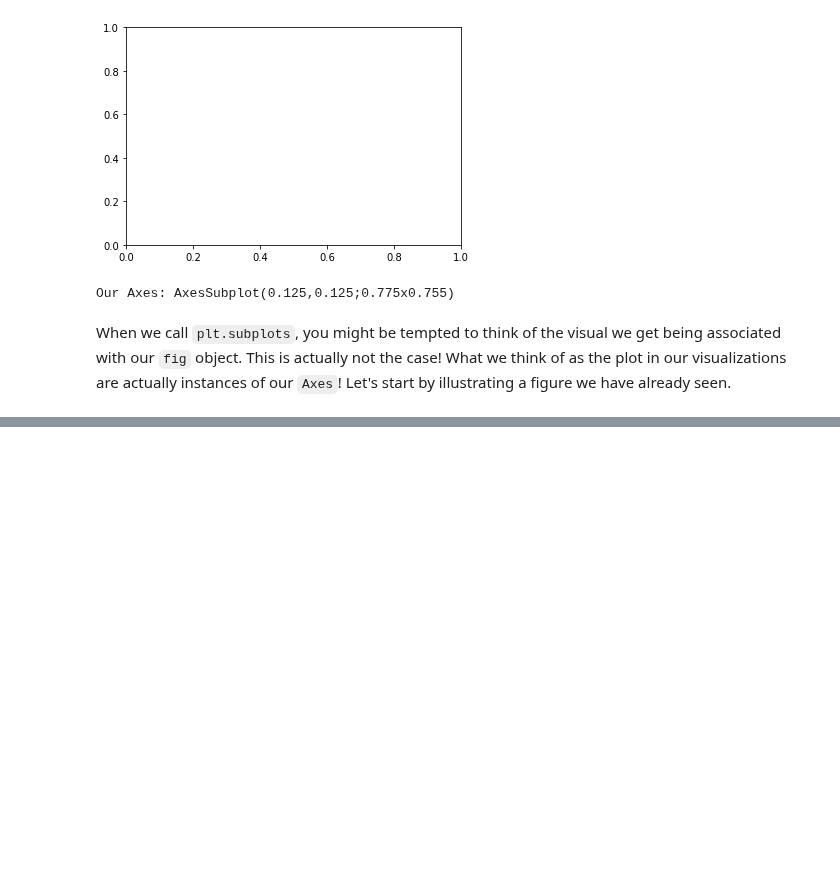
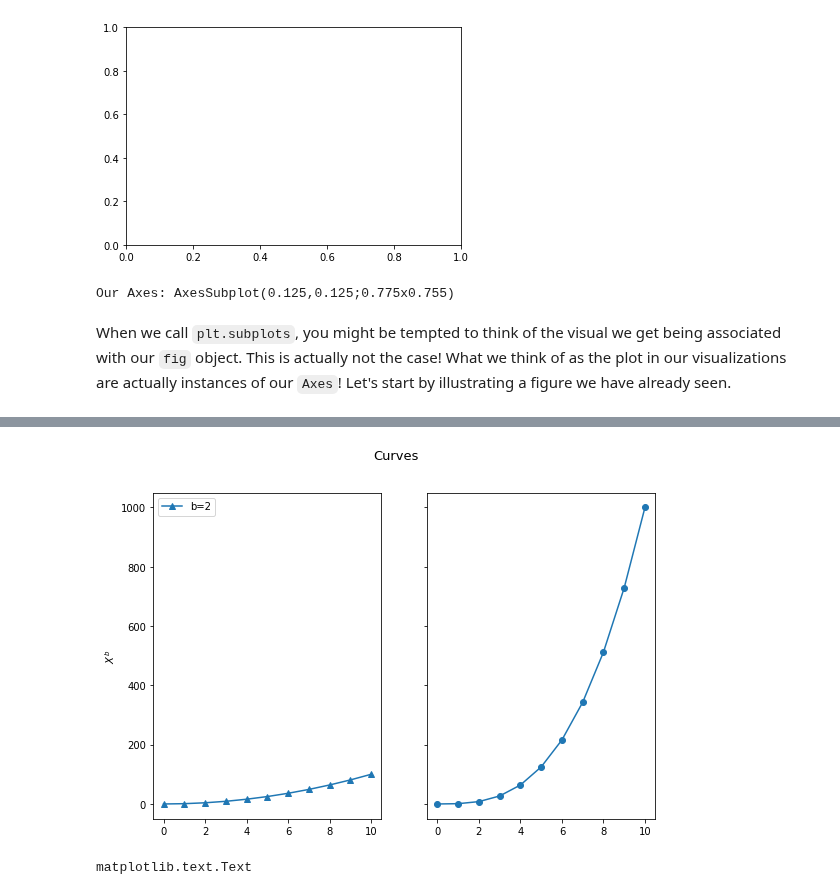
Before and after one commit to yngtodd/eleven, a Jupyter notebook: examples/notebooks/module_02_02_matplotlib_object_oriented.ipynb, the cells around one changed output, grey strips where cells are left out. Cells and saved outputs as stored; diff of their text form; code cells hidden in the pictures; blank space fills up the shorter version.

```diff
--- a/examples/notebooks/module_02_02_matplotlib_object_oriented.ipynb
+++ b/examples/notebooks/module_02_02_matplotlib_object_oriented.ipynb
@@ -92,0 +117,44 @@ You got that right. When you searching through Stack Overflow, keep in mind that
+# %%
+def plotter(ax, data, x_label=None, y_label=None, params=None):
+    """ Sweet plotting helper
+
+    Args:
+        ax: the Axes to draw
+        data: x-axis data
+        x_label: x-axis label
+        y_label: y-axis label
+        params: a dictionary of kwargs passed to ax.plot
+
+    Returns:
+        art_lists: lists of artists added to the figure
+    """
+    art_lists = ax.plot(data, **params)
+    ax.set_xlabel(x_label)
+    ax.set_ylabel(y_label)
+
+    if params.get('label'):
+        ax.legend(loc='upper left')
+
+    return art_lists
+# %%
+fig, (ax1, ax2) = plt.subplots(
+    nrows=1, ncols=2, figsize=(9, 6), sharey=True
+)
+
+plotter(ax1, squares, y_label=r'$X^{b}$', params={'marker': '^', 'label':'b=2'})
+plotter(ax2, cubes, params={'marker': 'o'})
+
+_ = fig.suptitle('Curves', fontsize=13)
+# %% [output]
+[figure, added]
+# %%
+# The underscore here is a convention in Python when we
+# want to ignore some returned object. This is just a
+# convention; we can still work with that object.
+# Note: if you were to use this convention and then
+# interact with that `_` later in your program, you will
+# seriously confuse some Python programmers. This is just
+# for illustration pruposes.
+type(_)
+# %% [output]
+matplotlib.text.Text
```
Also changed, not shown: parts of 9 cells of this notebook.
